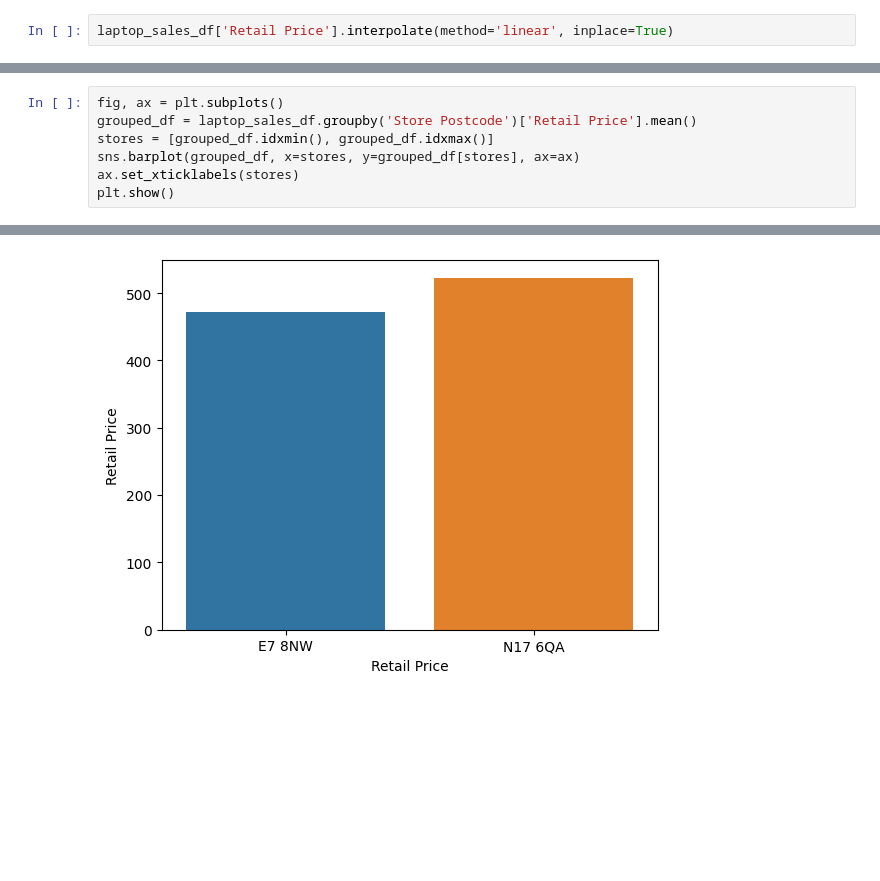
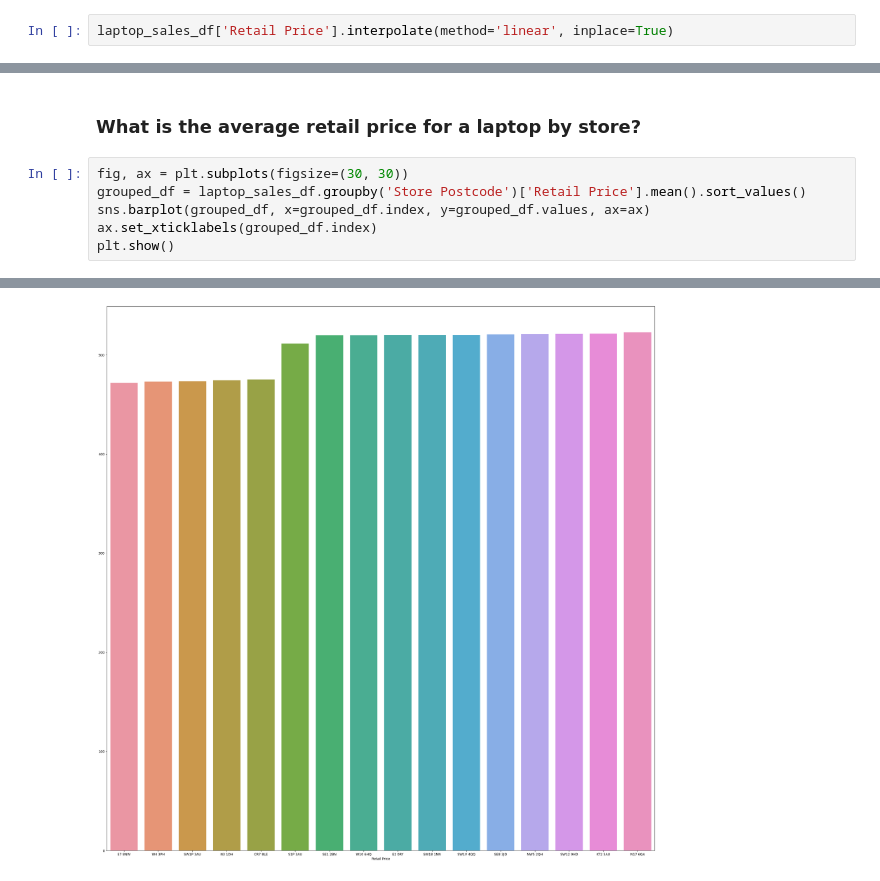
Before and after one commit to aaditkamat/analytics-projects, a Jupyter notebook: Notebooks/Laptop Sales.ipynb, the cells around one changed output, grey strips where cells are left out. Saved outputs shown, nothing was run; the diff lists cells and outputs as text; blank space fills up the shorter version.

Commit message:
Add notebook for Laptop Sales data analysis

```diff
--- a/Notebooks/Laptop Sales.ipynb
+++ b/Notebooks/Laptop Sales.ipynb
@@ -35,11 +38,12 @@ Data columns (total 16 columns):
  15  store Y                 297216 non-null  float64
 dtypes: float64(4), int64(7), object(5)
 memory usage: 38.6+ MB
+# %% [markdown]
+### What is the average retail price for a laptop by store?
 # %%
-fig, ax = plt.subplots()
-grouped_df = laptop_sales_df.groupby('Store Postcode')['Retail Price'].mean()
-stores = [grouped_df.idxmin(), grouped_df.idxmax()]
-sns.barplot(grouped_df, x=stores, y=grouped_df[stores], ax=ax)
-ax.set_xticklabels(stores)
+fig, ax = plt.subplots(figsize=(30, 30))
+grouped_df = laptop_sales_df.groupby('Store Postcode')['Retail Price'].mean().sort_values()
+sns.barplot(grouped_df, x=grouped_df.index, y=grouped_df.values, ax=ax)
+ax.set_xticklabels(grouped_df.index)
 plt.show()
 # %% [output]
@@ -49 +50 @@ plt.show()
-[figure, old version]
+[figure, new version]
```
Also changed, not shown: parts of 11 cells of this notebook.
